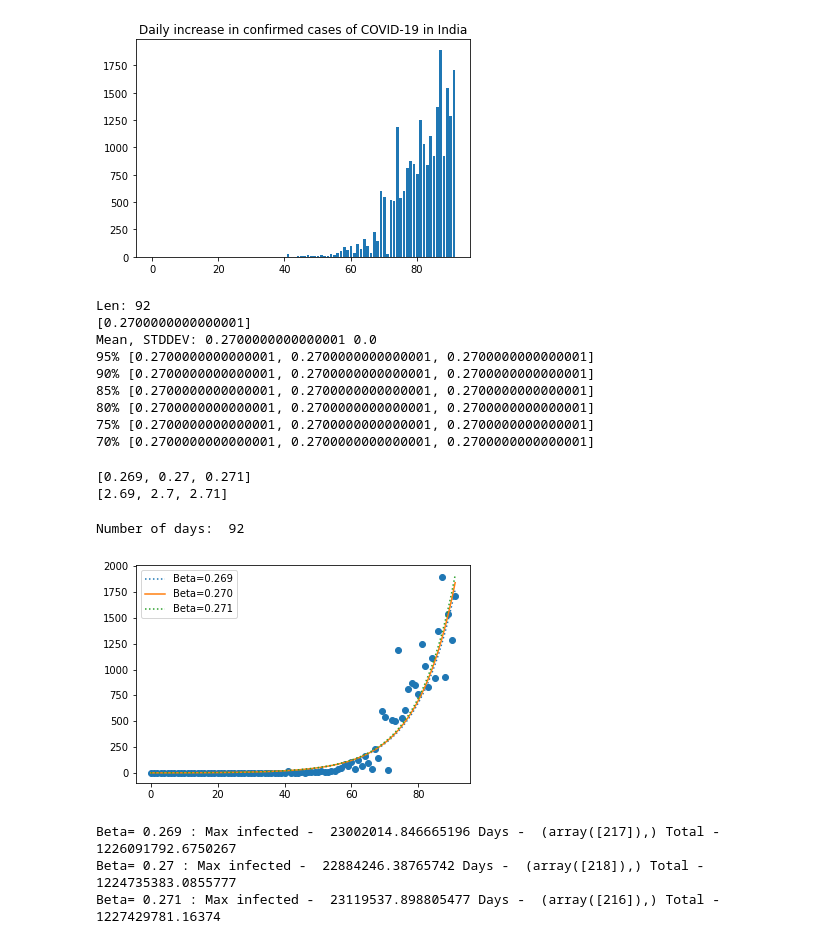
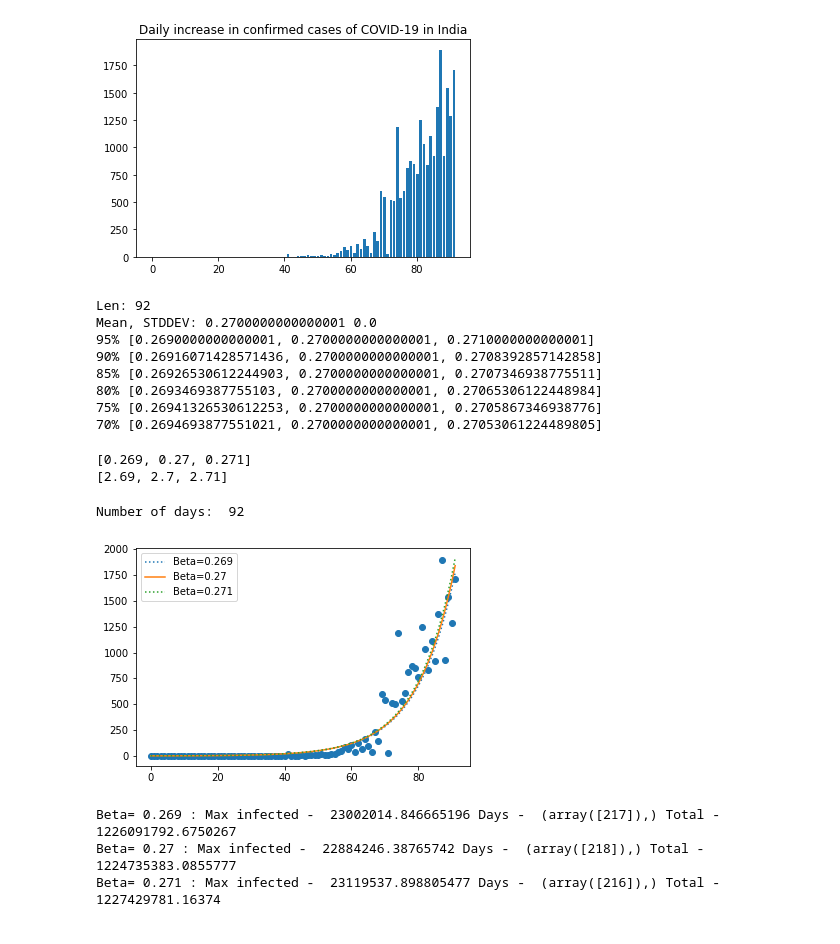
Before and after one commit to parthvshah/covid-19-modelling, a Jupyter notebook: Covid_19_Modelling.ipynb, the cells around one changed output. Saved outputs shown, nothing was run; the diff lists cells and outputs as text; code cells hidden in the pictures.

```diff
--- a/Covid_19_Modelling.ipynb
+++ b/Covid_19_Modelling.ipynb
@@ -178,7 +177,7 @@ def infection_rate(n_cases):
   # t = np.linspace(0, len(n_cases), len(n_cases))
   t = np.array([x for x in range(len(n_cases))])
 
-  for _ in range(1):
+  for _ in range(10):
     # mu_cap calculation
     start, end, step = 0.20, 0.40, 0.01
     for beta_val in np.arange(start, end+step, step):
@@ -194,12 +193,15 @@ def infection_rate(n_cases):
 
     beta_dist.append(min(list_j, key=lambda p: p[0])[1])
 
-  print(beta_dist)
+  # print(beta_dist)
   beta_mean = np.mean(beta_dist)
   beta_sd = np.std(beta_dist)
+
   print("Mean, STDDEV:", beta_mean, beta_sd)
-  limit = 1.96*beta_sd
-  print("95%", [beta_mean-limit, beta_mean, beta_mean+limit])
+  # limit_95 = 1.96*beta_sd
+  limit_95 = 0.001
+  beta_sd = limit_95/1.96
+  print("95%", [beta_mean-limit_95, beta_mean, beta_mean+limit_95])
   limit = 1.645*beta_sd
   print("90%", [beta_mean-limit, beta_mean, beta_mean+limit])
   limit = 1.44*beta_sd
@@ -211,23 +213,25 @@ def infection_rate(n_cases):
   limit = 1.04*beta_sd
   print("70%", [beta_mean-limit, beta_mean, beta_mean+limit])
 
+  beta_int = [beta_mean-limit_95, beta_mean, beta_mean+limit_95]
+  return beta_int
+
 
 # print("n_cases:", n_cases)
 print("Len:", len(n_cases))
-infection_rate(n_cases)
+beta_int = infection_rate(n_cases)
 # %% [output]
 Len: 92
-[0.2700000000000001]
 Mean, STDDEV: 0.2700000000000001 0.0
-95% [0.2700000000000001, 0.2700000000000001, 0.2700000000000001]
-90% [0.2700000000000001, 0.2700000000000001, 0.2700000000000001]
-85% [0.2700000000000001, 0.2700000000000001, 0.2700000000000001]
-80% [0.2700000000000001, 0.2700000000000001, 0.2700000000000001]
-75% [0.2700000000000001, 0.2700000000000001, 0.2700000000000001]
-70% [0.2700000000000001, 0.2700000000000001, 0.2700000000000001]
+95% [0.2690000000000001, 0.2700000000000001, 0.2710000000000001]
+90% [0.26916071428571436, 0.2700000000000001, 0.2708392857142858]
+85% [0.26926530612244903, 0.2700000000000001, 0.2707346938775511]
+80% [0.2693469387755103, 0.2700000000000001, 0.27065306122448984]
+75% [0.26941326530612253, 0.2700000000000001, 0.2705867346938776]
+70% [0.2694693877551021, 0.2700000000000001, 0.27053061224489805]
 # %%
 # beta_int = [0.250, 0.258, 0.266]
-beta_int = [0.269, 0.270, 0.271]
+# beta_int = [0.269, 0.270, 0.271]
 # beta_int = [0.239, 0.240, 0.241]
 beta_int = list(map(lambda x: round(x, 3), beta_int))
 print(beta_int)
@@ -244,30 +248,30 @@ print(r0_int)
 # %%
 n_cases = newCases(india)[:92]
 print("Number of days: ", len(n_cases))
 t = np.array([x for x in range(len(n_cases))])
 
-ret = odeint(deriv, y0, t, args=(0.269, gamma, epsilon))
+ret = odeint(deriv, y0, t, args=(beta_int[0], gamma, epsilon))
 S, E, I, R = ret.T
 cmu0 = p*I*N
 
-ret = odeint(deriv, y0, t, args=(0.270, gamma, epsilon))
+ret = odeint(deriv, y0, t, args=(beta_int[1], gamma, epsilon))
 S, E, I, R = ret.T
 cmu1 = p*I*N
 
-ret = odeint(deriv, y0, t, args=(0.271, gamma, epsilon))
+ret = odeint(deriv, y0, t, args=(beta_int[2], gamma, epsilon))
 S, E, I, R = ret.T
 cmu2 = p*I*N
 
 t = [day for day in range(len(n_cases))]
 plt.scatter(t, n_cases)
-plt.plot(t, cmu0, label="Beta=0.269", linestyle=":")
-plt.plot(t, cmu1, label="Beta=0.270")
-plt.plot(t, cmu2, label="Beta=0.271", linestyle=":")
+plt.plot(t, cmu0, label="Beta="+str(beta_int[0]), linestyle=":")
+plt.plot(t, cmu1, label="Beta="+str(beta_int[1]))
+plt.plot(t, cmu2, label="Beta="+str(beta_int[2]), linestyle=":")
 plt.legend()
 plt.show()
 # %% [output]
 Number of days:  92
-[figure, old version]
+[figure, new version]
 # %%
 p = 0.1
 E0 = 0
```
Also changed, not shown: parts of 7 cells of this notebook, 4 other files.
